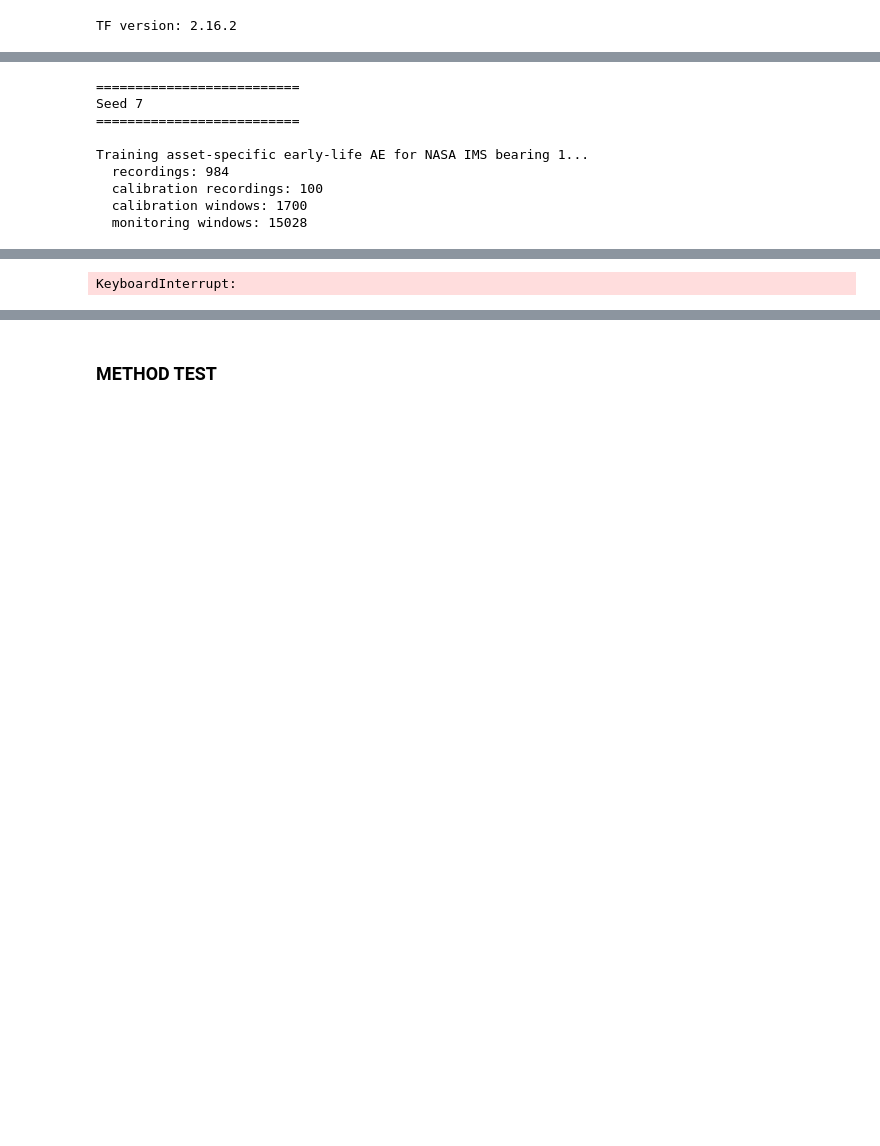
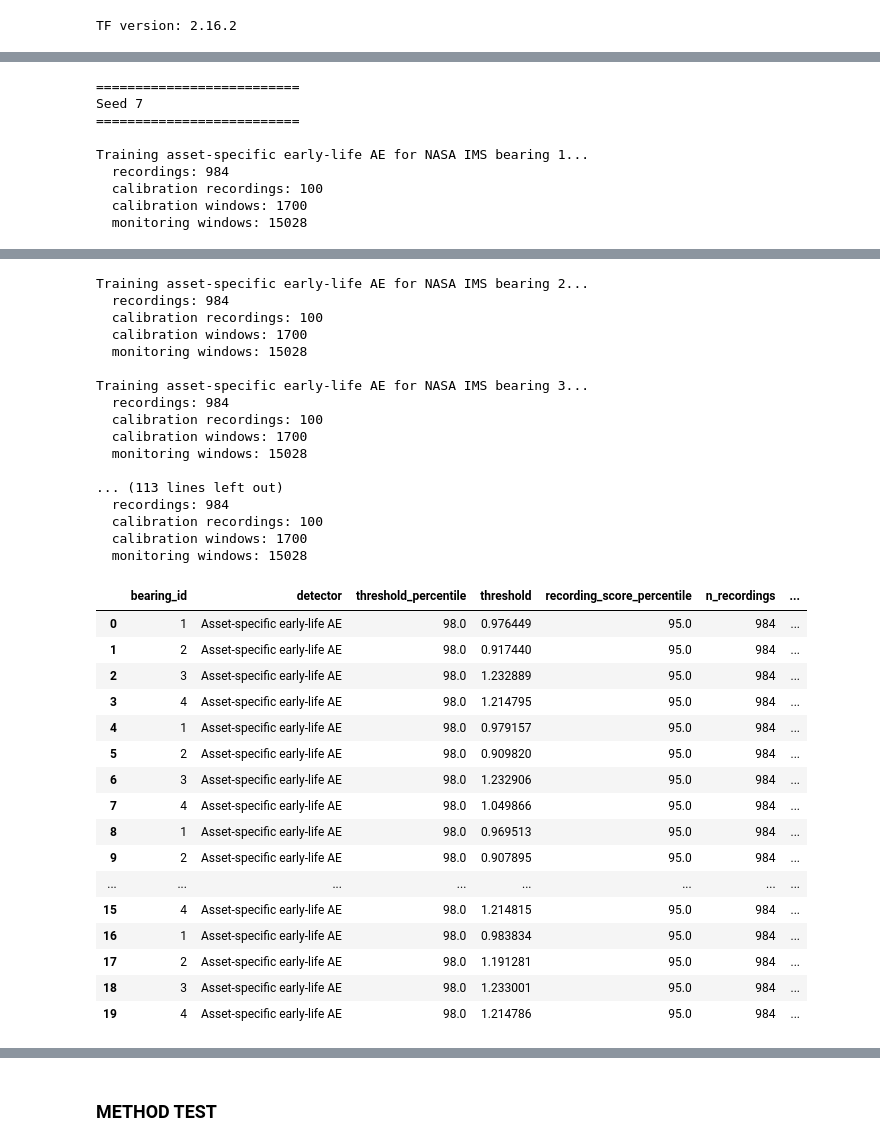
Before and after one commit to eduardodisanti/inverse_problem, a Jupyter notebook: journal_paper/bearing_autoencoder_NASA_per_asset.ipynb, the cells around one changed output, grey strips where cells are left out. Cells and saved outputs as stored; diff of their text form; code cells hidden in the pictures; blank space fills up the shorter version.

```diff
--- a/journal_paper/bearing_autoencoder_NASA_per_asset.ipynb
+++ b/journal_paper/bearing_autoencoder_NASA_per_asset.ipynb
@@ -721,6 +757,9 @@ Model: "bearing_autoencoder"
 STABILITY_SEEDS = [7, 21, 42, 84, 126]
 
 ae_results = []
+
+# Store residual trajectories for stability comparison
+field_asset_residuals = {}
 
 for seed in STABILITY_SEEDS:
 
@@ -859,6 +898,48 @@ for seed in STABILITY_SEEDS:
         )
 
         # -------------------------------------------------------
+        # Store asset-specific AE residual trajectory
+        # for identical stability analysis
+        # -------------------------------------------------------
+
+        field_asset_residuals[
+            (str(bearing_id), seed)
+        ] = {
+
+            # window-level anomaly scores
+            "window_scores":
+                window_scores,
+
+            # mapping window -> IMS recording
+            "window_recording_index":
+                asset["window_recording_index"],
+
+            # chronological metadata
+            "n_recordings":
+                asset["n_recordings"],
+
+            "n_calibration_recordings":
+                asset["n_calibration_recordings"],
+
+            "n_calibration_windows":
+                asset["n_calibration_windows"],
+
+            "n_monitoring_windows":
+                asset["n_monitoring_windows"],
+
+            # useful for comparison
+            "recording_scores":
+                aggregate_window_scores_by_recording(
+                    window_scores=window_scores,
+                    window_recording_index=(
+                        asset["window_recording_index"]
+                    ),
+                    n_recordings=asset["n_recordings"],
+                    score_percentile=RECORDING_SCORE_PERCENTILE,
+                ),
+        }
+
+        # -------------------------------------------------------
         # Aggregate all windows from each IMS file into one
         # recording-level anomaly score
         # -------------------------------------------------------
@@ -931 +1012,34 @@ Training asset-specific early-life AE for NASA IMS bearing 1...
-KeyboardInterrupt:
+Training asset-specific early-life AE for NASA IMS bearing 2...
+  recordings: 984
+  calibration recordings: 100
+  calibration windows: 1700
+  monitoring windows: 15028
+
+Training asset-specific early-life AE for NASA IMS bearing 3...
+  recordings: 984
+  calibration recordings: 100
+  calibration windows: 1700
+  monitoring windows: 15028
+
+... (113 lines left out)
+  recordings: 984
+  calibration recordings: 100
+  calibration windows: 1700
+  monitoring windows: 15028
+|  | bearing_id | detector | threshold_percentile | threshold | recording_score_percentile | n_recordings | ... |
+| 0 | 1 | Asset-specific early-life AE | 98.0 | 0.976449 | 95.0 | 984 | ... |
+| 1 | 2 | Asset-specific early-life AE | 98.0 | 0.917440 | 95.0 | 984 | ... |
+| 2 | 3 | Asset-specific early-life AE | 98.0 | 1.232889 | 95.0 | 984 | ... |
+| 3 | 4 | Asset-specific early-life AE | 98.0 | 1.214795 | 95.0 | 984 | ... |
+| 4 | 1 | Asset-specific early-life AE | 98.0 | 0.979157 | 95.0 | 984 | ... |
+| 5 | 2 | Asset-specific early-life AE | 98.0 | 0.909820 | 95.0 | 984 | ... |
+| 6 | 3 | Asset-specific early-life AE | 98.0 | 1.232906 | 95.0 | 984 | ... |
+| 7 | 4 | Asset-specific early-life AE | 98.0 | 1.049866 | 95.0 | 984 | ... |
+| 8 | 1 | Asset-specific early-life AE | 98.0 | 0.969513 | 95.0 | 984 | ... |
+| 9 | 2 | Asset-specific early-life AE | 98.0 | 0.907895 | 95.0 | 984 | ... |
+| ... | ... | ... | ... | ... | ... | ... | ... |
+| 15 | 4 | Asset-specific early-life AE | 98.0 | 1.214815 | 95.0 | 984 | ... |
+| 16 | 1 | Asset-specific early-life AE | 98.0 | 0.983834 | 95.0 | 984 | ... |
+| 17 | 2 | Asset-specific early-life AE | 98.0 | 1.191281 | 95.0 | 984 | ... |
+| 18 | 3 | Asset-specific early-life AE | 98.0 | 1.233001 | 95.0 | 984 | ... |
+| 19 | 4 | Asset-specific early-life AE | 98.0 | 1.214786 | 95.0 | 984 | ... |
```
Also changed, not shown: parts of 11 cells of this notebook.
